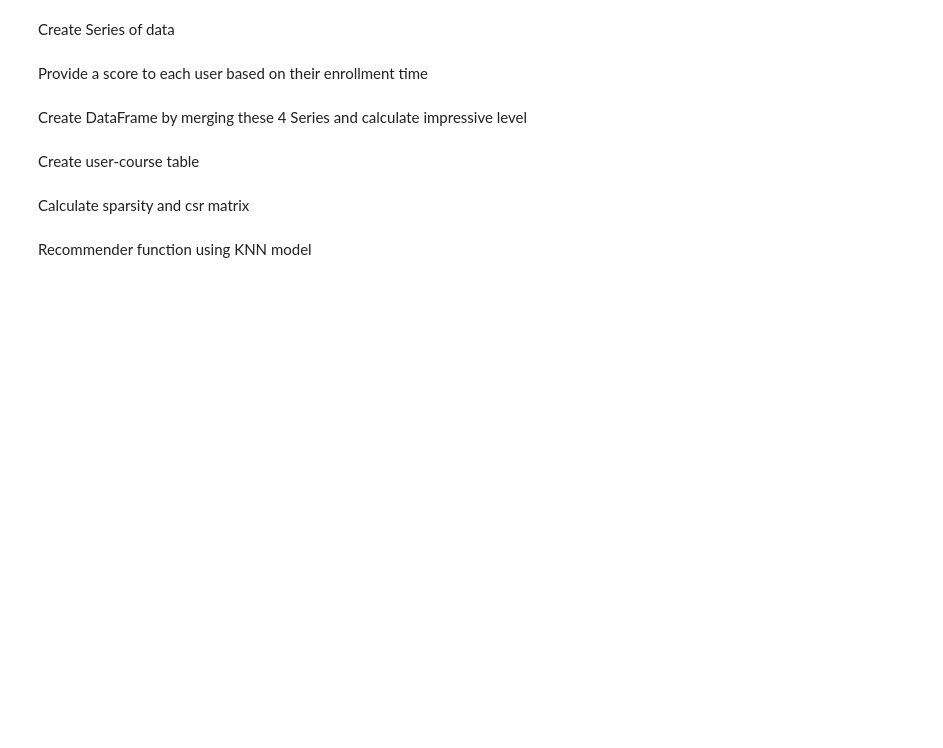
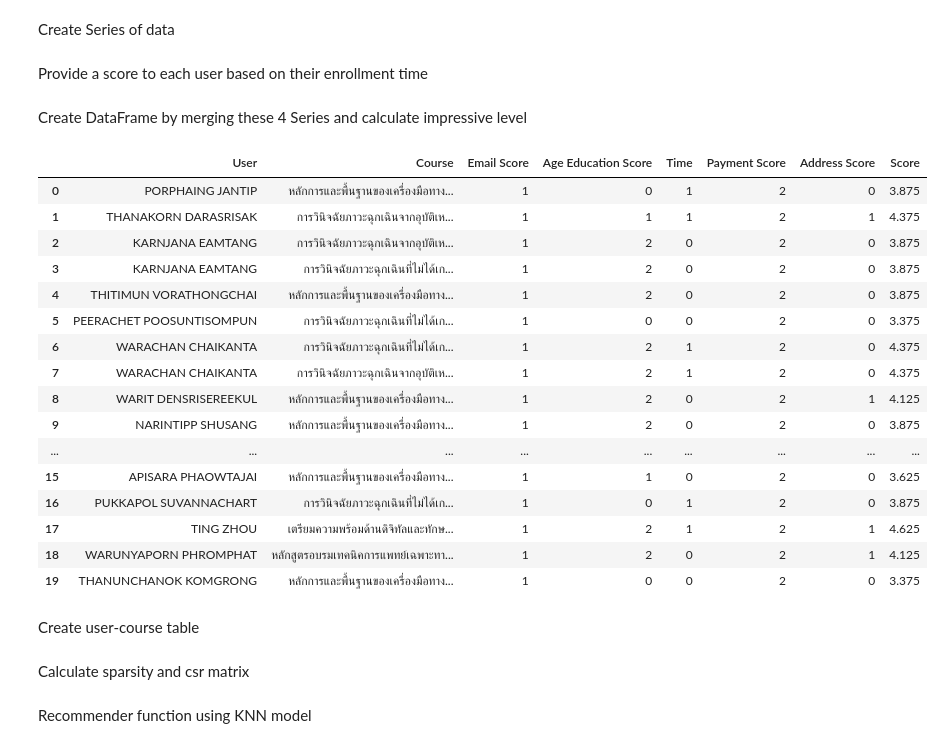
Before and after one commit to startg2545/recommendation-system, a Jupyter notebook: knn.ipynb, the cells around one changed output. Cells and saved outputs as stored; diff of their text form; code cells hidden in the pictures; blank space fills up the shorter version.

Commit message:
change a column name

```diff
--- a/knn.ipynb
+++ b/knn.ipynb
@@ -242,31 +242,50 @@ Number of students who filled address: 2122
 # %% [markdown]
 Create Series of data
 # %%
-enrollment = file.loc[:, 'date'].fillna("")
-enrollment = pd.Series(enrollment ,name='Date')
-enrollment = enrollment.str.slice(start=-8, stop=-6)
+time = file.loc[:, 'time'].fillna("")
+time = pd.Series(time ,name='Time')
+time = time.str.slice(start=-8, stop=-6)
 # %% [markdown]
 Provide a score to each user based on their enrollment time
 # %%
-enrollment_set = {'08','09','10','15'}
-enrollment_score = [ 1 if x in enrollment_set else 0 for x in enrollment]
-enrollment_score = pd.Series(enrollment_score)
+time_set = {'08','09','10','15'}  # if the time is in this set, it is considered as a good time
+time_score = [ 1 if x in time_set else 0 for x in time]
+time_score = pd.Series(time_score)
 # %% [markdown]
 Create DataFrame by merging these 4 Series and calculate impressive level
 # %%
 user = file.loc[:, 'username']
 course = file.loc[:, 'course']
 d = {
     'User': user,
     'Course': course,
     'Email Score': email_score,
     'Age Education Score': age_education_scores,
-    'Enrollment': enrollment_score,
+    'Time': time_score,
     'Payment Score': payment_score,
     'Address Score': address_score,
-    'Score': 1 + email_score*0.375 + age_education_scores*0.25 + enrollment_score*0.5  + payment_score*1 + address_score*0.25
+    'Score': 1 + email_score*0.375 + age_education_scores*0.25 + time_score*0.5  + payment_score*1 + address_score*0.25
 }
 knn_features = pd.DataFrame(d)
+knn_features.head(20)
+# %% [output]
+|  | User | Course | Email Score | Age Education Score | Time | Payment Score | Address Score | Score |
+| 0 | PORPHAING JANTIP | หลักการและพื้นฐานของเครื่องมือทาง... | 1 | 0 | 1 | 2 | 0 | 3.875 |
+| 1 | THANAKORN DARASRISAK | การวินิจฉัยภาวะฉุกเฉินจากอุบัติเห... | 1 | 1 | 1 | 2 | 1 | 4.375 |
+| 2 | KARNJANA EAMTANG | การวินิจฉัยภาวะฉุกเฉินจากอุบัติเห... | 1 | 2 | 0 | 2 | 0 | 3.875 |
+| 3 | KARNJANA EAMTANG | การวินิจฉัยภาวะฉุกเฉินที่ไม่ได้เก... | 1 | 2 | 0 | 2 | 0 | 3.875 |
+| 4 | THITIMUN VORATHONGCHAI | หลักการและพื้นฐานของเครื่องมือทาง... | 1 | 2 | 0 | 2 | 0 | 3.875 |
+| 5 | PEERACHET POOSUNTISOMPUN | การวินิจฉัยภาวะฉุกเฉินที่ไม่ได้เก... | 1 | 0 | 0 | 2 | 0 | 3.375 |
+| 6 | WARACHAN CHAIKANTA | การวินิจฉัยภาวะฉุกเฉินที่ไม่ได้เก... | 1 | 2 | 1 | 2 | 0 | 4.375 |
+| 7 | WARACHAN CHAIKANTA | การวินิจฉัยภาวะฉุกเฉินจากอุบัติเห... | 1 | 2 | 1 | 2 | 0 | 4.375 |
+| 8 | WARIT DENSRISEREEKUL | หลักการและพื้นฐานของเครื่องมือทาง... | 1 | 2 | 0 | 2 | 1 | 4.125 |
+| 9 | NARINTIPP SHUSANG | หลักการและพื้นฐานของเครื่องมือทาง... | 1 | 2 | 0 | 2 | 0 | 3.875 |
+| ... | ... | ... | ... | ... | ... | ... | ... | ... |
+| 15 | APISARA PHAOWTAJAI | หลักการและพื้นฐานของเครื่องมือทาง... | 1 | 1 | 0 | 2 | 0 | 3.625 |
+| 16 | PUKKAPOL SUVANNACHART | การวินิจฉัยภาวะฉุกเฉินที่ไม่ได้เก... | 1 | 0 | 1 | 2 | 0 | 3.875 |
+| 17 | TING ZHOU | เตรียมความพร้อมด้านดิจิทัลและทักษ... | 1 | 2 | 1 | 2 | 1 | 4.625 |
+| 18 | WARUNYAPORN PHROMPHAT | หลักสูตรอบรมเทคนิคการแพทย์เฉพาะทา... | 1 | 2 | 0 | 2 | 1 | 4.125 |
+| 19 | THANUNCHANOK KOMGRONG | หลักการและพื้นฐานของเครื่องมือทาง... | 1 | 0 | 0 | 2 | 0 | 3.375 |
 # %% [markdown]
 Create user-course table
 # %%
```
Also changed, not shown: parts of 2 cells of this notebook, 4 other files.
